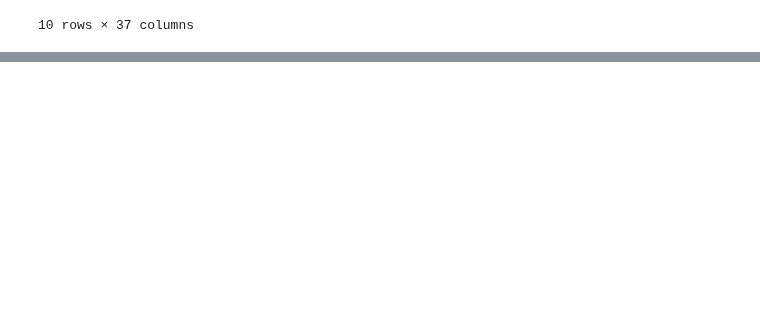
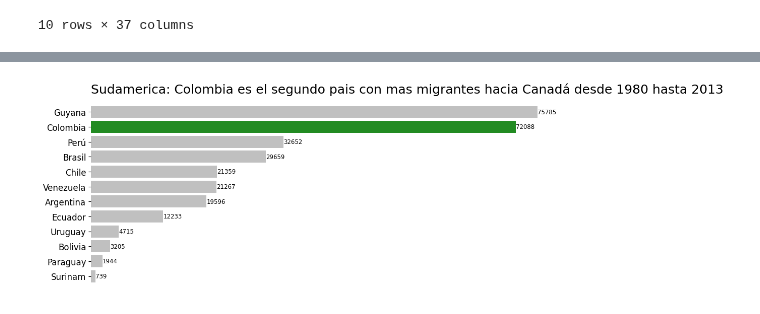
Before and after one commit to Kross363/Python-Data-Science, a Jupyter notebook: Visualización_de_datos_creando_gráficos_con_bibliotecas_de_Python.ipynb, the cells around one changed output, grey strips where cells are left out. Saved outputs shown, nothing was run; the diff lists cells and outputs as text; code cells hidden in the pictures; blank space fills up the shorter version.

```diff
--- a/Visualización_de_datos_creando_gráficos_con_bibliotecas_de_Python.ipynb
+++ b/Visualización_de_datos_creando_gráficos_con_bibliotecas_de_Python.ipynb
@@ -198,0 +234,24 @@ colores=["royalblue","orange","forestgreen","orchid","purple","brown","slateblue
+# %%
+colores=[]
+for pais in sudamerica_sorted.index:
+  if pais=="Colombia":
+    colores.append("forestgreen")
+  else:
+    colores.append("silver")
+fig,ax=plt.subplots(figsize=(12,5))
+ax.set_frame_on(False)
+ax.get_xaxis().set_visible(False)
+ax.barh(sudamerica_sorted.index,sudamerica_sorted["Total"],color=colores)
+ax.set_title("Sudamerica: Colombia es el segundo pais con mas migrantes hacia Canadá desde 1980 hasta 2013",loc="left",fontsize=18)
+ax.set_ylabel("")
+ax.set_xlabel("Numero de inmigrantes",fontsize=14)
+ax.xaxis.set_tick_params(labelsize=12)
+ax.yaxis.set_tick_params(labelsize=12)
+for i,j in enumerate(sudamerica_sorted["Total"]):
+  ax.text(j+20,i,str(j),color="black",fontsize=8.5,ha="left",va="center")
+
+#Exportando el grafico
+fig.savefig("/content/drive/MyDrive/colombia_a_canada.png",dpi=300,bbox_inches="tight",transparent=False)
+plt.show()
+# %% [output]
+[figure, added]
```
Also changed, not shown: parts of 5 cells of this notebook.
